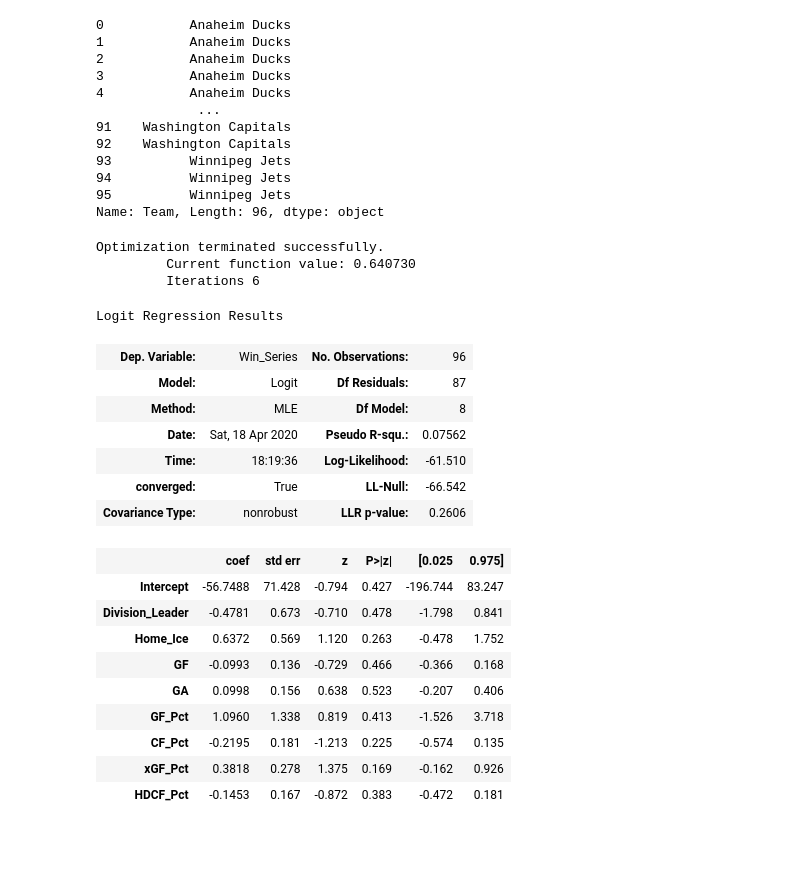
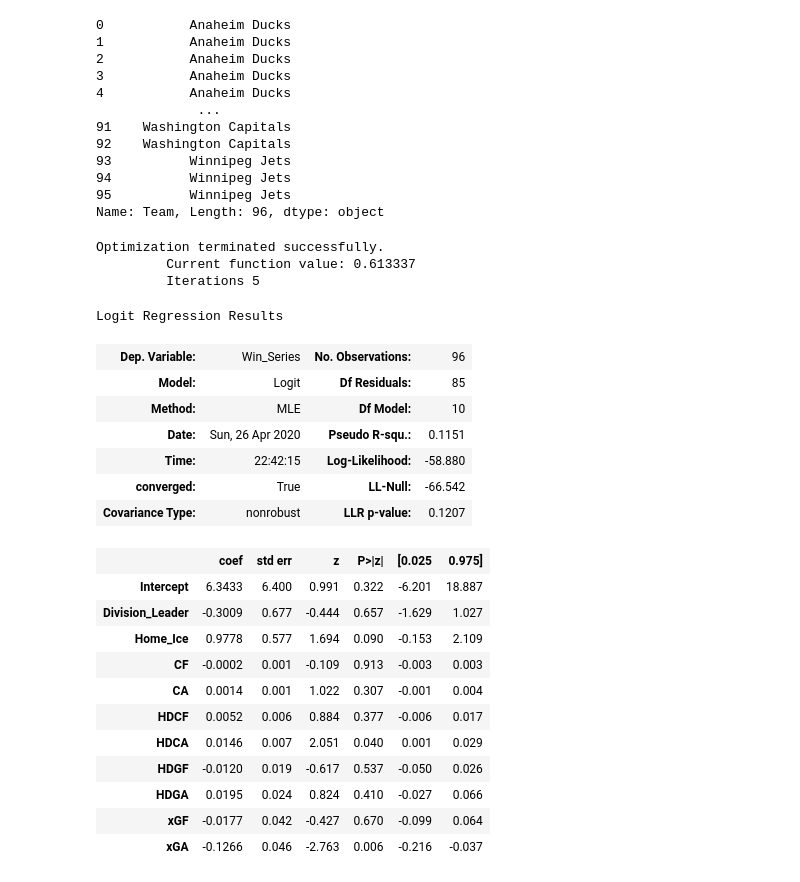
Before and after one commit to Peyton-Smith/SAL384-Final-Project, a Jupyter notebook: SAL384_Final_Project_Primerano_Smith.ipynb, the cells around one changed output. Drawn from its saved outputs; the diff is of its cells as text; code cells hidden in the pictures; blank space fills up the shorter version.

```diff
--- a/SAL384_Final_Project_Primerano_Smith.ipynb
+++ b/SAL384_Final_Project_Primerano_Smith.ipynb
@@ -194,28 +198,32 @@ Name: Team, Length: 96, dtype: object
 # %%
 #Our Logit Regression Set Up & Results:
 nhl_2014_2019 = pd.read_csv('Data/Final_Project_Data_Merged.csv')
-win_playoff_series_formula = 'Win_Series ~ Division_Leader + Home_Ice + GF + GA + GF_Pct + CF_Pct + xGF_Pct + HDCF_Pct'
+win_playoff_series_formula = \
+    'Win_Series ~ Division_Leader + Home_Ice + CF + CA + HDCF + HDCA + HDCF + HDCA + HDGF + HDGA + xGF + xGA'
+
 win_playoff_series_logit_model = smf.logit(formula = str(win_playoff_series_formula), data = nhl_2014_2019).fit()
 win_playoff_series_logit_model.summary()
 # %% [output]
 Optimization terminated successfully.
-         Current function value: 0.640730
-         Iterations 6
+         Current function value: 0.613337
+         Iterations 5
 Logit Regression Results
 | Dep. Variable: | Win_Series | No. Observations: | 96 |
-| Model: | Logit | Df Residuals: | 87 |
-| Method: | MLE | Df Model: | 8 |
-| Date: | Sat, 18 Apr 2020 | Pseudo R-squ.: | 0.07562 |
-| Time: | 18:19:36 | Log-Likelihood: | -61.510 |
+| Model: | Logit | Df Residuals: | 85 |
+| Method: | MLE | Df Model: | 10 |
+| Date: | Sun, 26 Apr 2020 | Pseudo R-squ.: | 0.1151 |
+| Time: | 22:42:15 | Log-Likelihood: | -58.880 |
 | converged: | True | LL-Null: | -66.542 |
-| Covariance Type: | nonrobust | LLR p-value: | 0.2606 |
+| Covariance Type: | nonrobust | LLR p-value: | 0.1207 |
 |  | coef | std err | z | P>|z| | [0.025 | 0.975] |
-| Intercept | -56.7488 | 71.428 | -0.794 | 0.427 | -196.744 | 83.247 |
-| Division_Leader | -0.4781 | 0.673 | -0.710 | 0.478 | -1.798 | 0.841 |
-| Home_Ice | 0.6372 | 0.569 | 1.120 | 0.263 | -0.478 | 1.752 |
-| GF | -0.0993 | 0.136 | -0.729 | 0.466 | -0.366 | 0.168 |
-| GA | 0.0998 | 0.156 | 0.638 | 0.523 | -0.207 | 0.406 |
-| GF_Pct | 1.0960 | 1.338 | 0.819 | 0.413 | -1.526 | 3.718 |
-| CF_Pct | -0.2195 | 0.181 | -1.213 | 0.225 | -0.574 | 0.135 |
-| xGF_Pct | 0.3818 | 0.278 | 1.375 | 0.169 | -0.162 | 0.926 |
-| HDCF_Pct | -0.1453 | 0.167 | -0.872 | 0.383 | -0.472 | 0.181 |
+| Intercept | 6.3433 | 6.400 | 0.991 | 0.322 | -6.201 | 18.887 |
+| Division_Leader | -0.3009 | 0.677 | -0.444 | 0.657 | -1.629 | 1.027 |
+| Home_Ice | 0.9778 | 0.577 | 1.694 | 0.090 | -0.153 | 2.109 |
+| CF | -0.0002 | 0.001 | -0.109 | 0.913 | -0.003 | 0.003 |
+| CA | 0.0014 | 0.001 | 1.022 | 0.307 | -0.001 | 0.004 |
+| HDCF | 0.0052 | 0.006 | 0.884 | 0.377 | -0.006 | 0.017 |
+| HDCA | 0.0146 | 0.007 | 2.051 | 0.040 | 0.001 | 0.029 |
+| HDGF | -0.0120 | 0.019 | -0.617 | 0.537 | -0.050 | 0.026 |
+| HDGA | 0.0195 | 0.024 | 0.824 | 0.410 | -0.027 | 0.066 |
+| xGF | -0.0177 | 0.042 | -0.427 | 0.670 | -0.099 | 0.064 |
+| xGA | -0.1266 | 0.046 | -2.763 | 0.006 | -0.216 | -0.037 |
```
Also changed, not shown: parts of 9 cells of this notebook, 8 other files.
